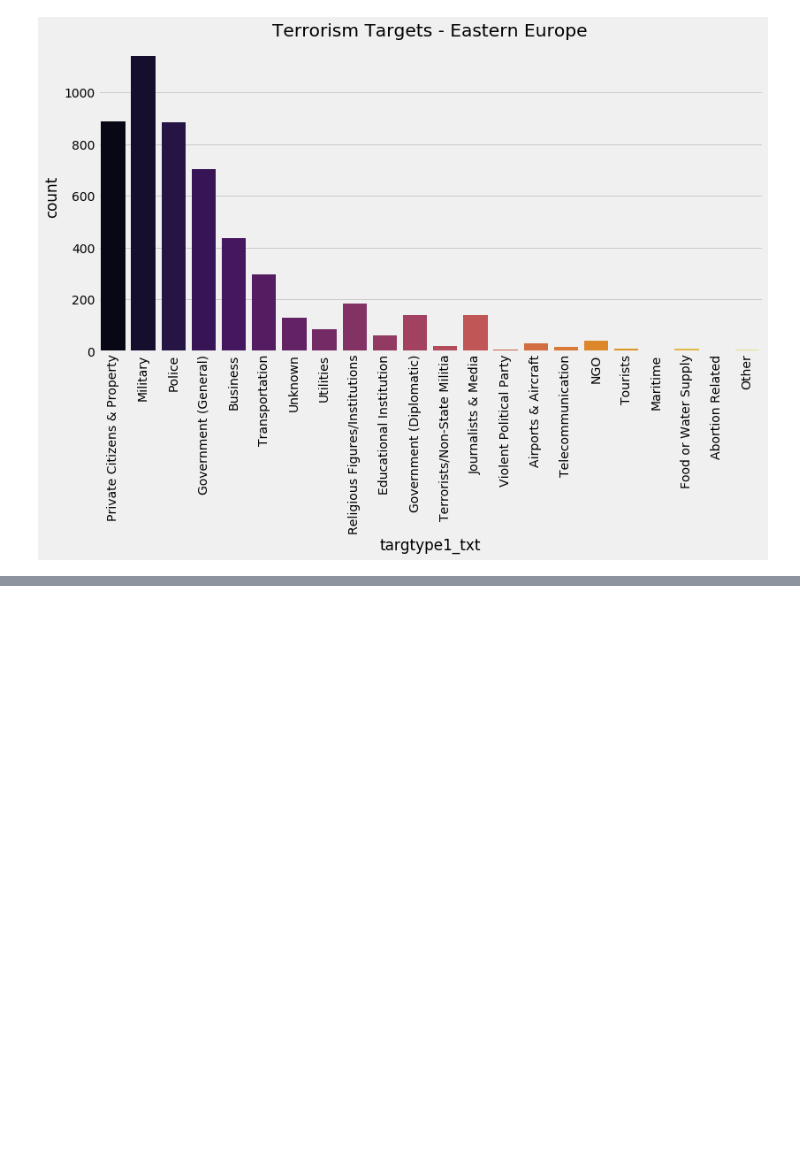
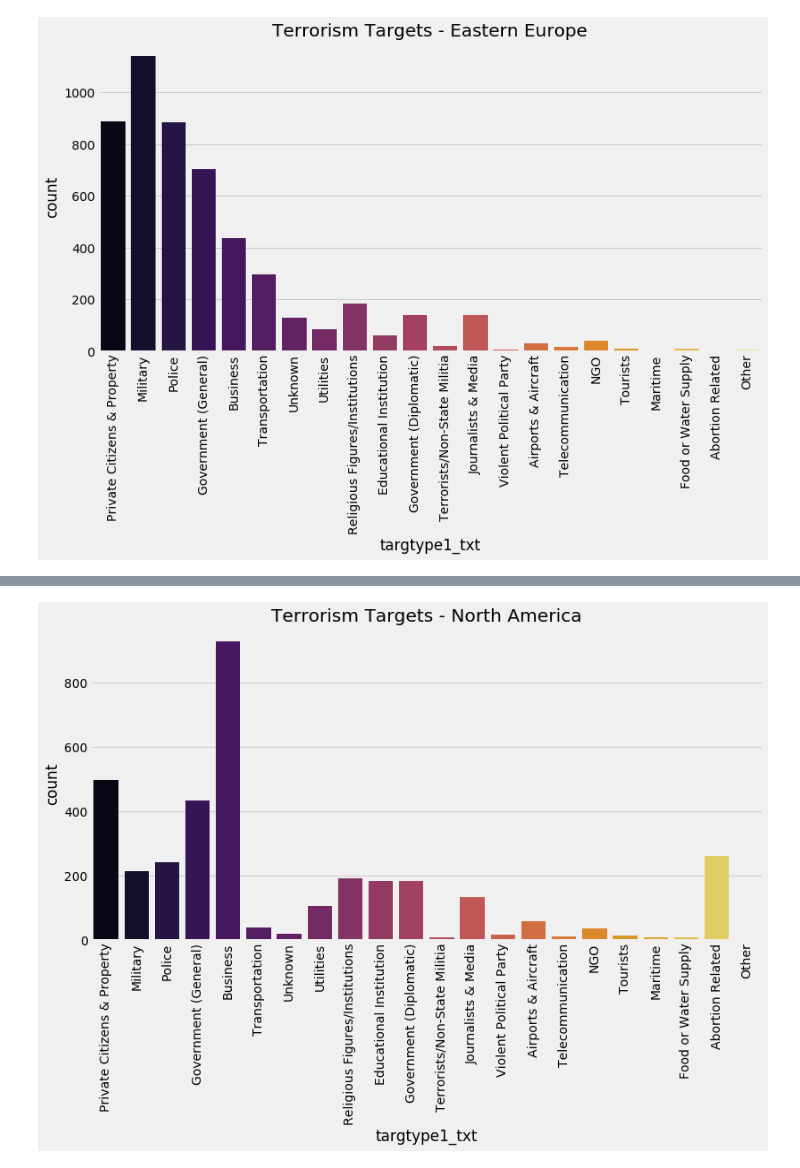
Before and after one commit to alex-hjk/CE4032-DataAnalyticsAndMining-2020, a Jupyter notebook: Vincent/terrorism_eda.ipynb, the cells around one changed output, grey strips where cells are left out. Cells and saved outputs as stored; diff of their text form; code cells hidden in the pictures; blank space fills up the shorter version.

Commit message:
Vincent: Added Graphs and more regions to the analysis

```diff
--- a/Vincent/terrorism_eda.ipynb
+++ b/Vincent/terrorism_eda.ipynb
@@ -499,3 +499,18 @@ plt.title('Terrorism Targets - ' + regionString)
 plt.show()
 # %% [output]
 [figure]
+# %%
+# ===================== Incident Targets - North America, all Terrorist Groups =====================
+
+regionString = 'North America'
+
+filterBoolean = df['region_txt'] == regionString
+filteredDf = df[filterBoolean]
+
+target = filteredDf.groupby('targtype1_txt').count()
+target = target[['eventid']]
+target.rename(columns = {'eventid' : 'incident_count'}, inplace = True)
+target.sort_values('incident_count', ascending=False, inplace = True)
+print('')
+print('TERRORISM TARGETS - ' + regionString)
+target
@@ -501,0 +537,11 @@ plt.show()
+# %%
+# GRAPH: Incident Targets - North America, all Terrorist Groups
+# Note: Graph x-axis is sorted by "Whole World" Order to see the relative differences of the region to the world
+
+plt.subplots(figsize=(12,6))
+sns.countplot('targtype1_txt', data=filteredDf, palette ='inferno', order=df['targtype1_txt'].value_counts().index)
+plt.xticks(rotation=90)
+plt.title('Terrorism Targets - ' + regionString)
+plt.show()
+# %% [output]
+[figure, added]
```
Also changed, not shown: parts of 18 cells of this notebook.
